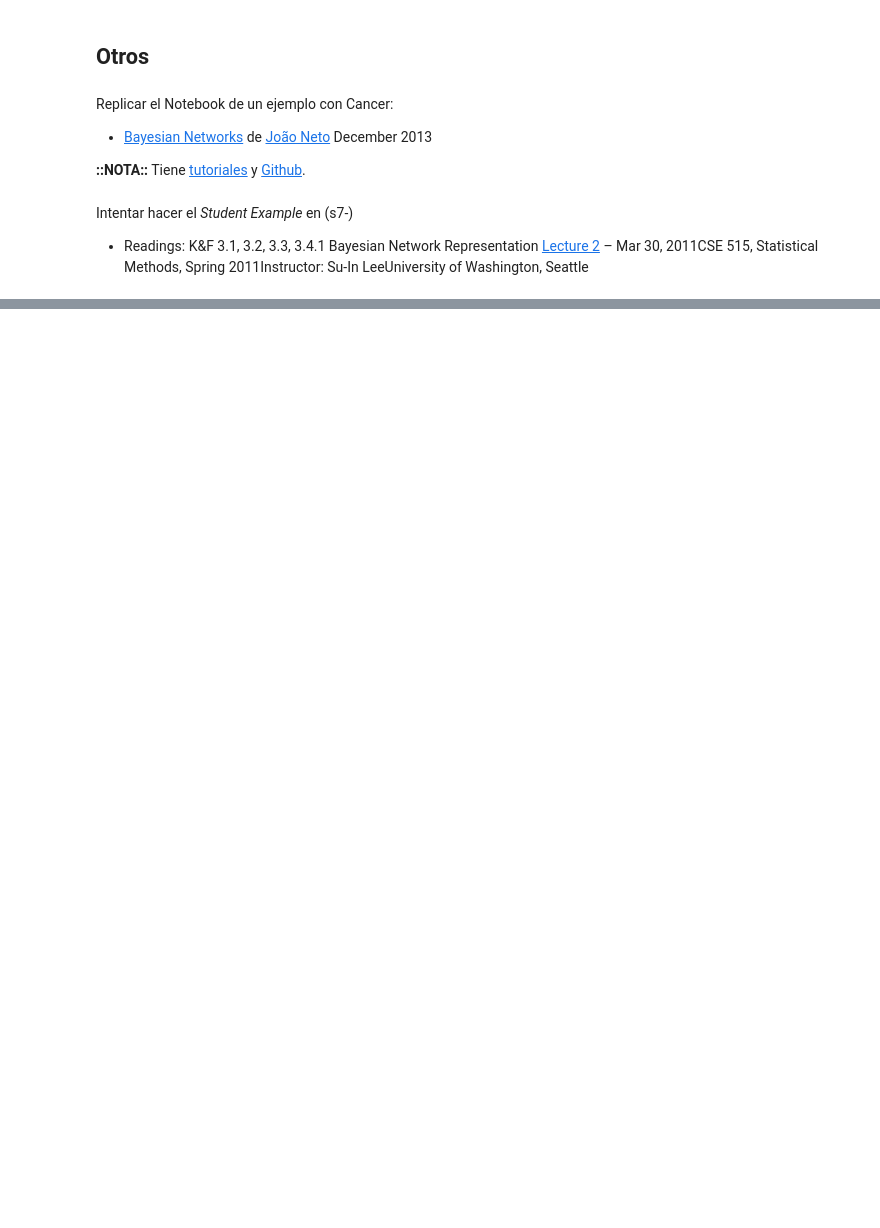
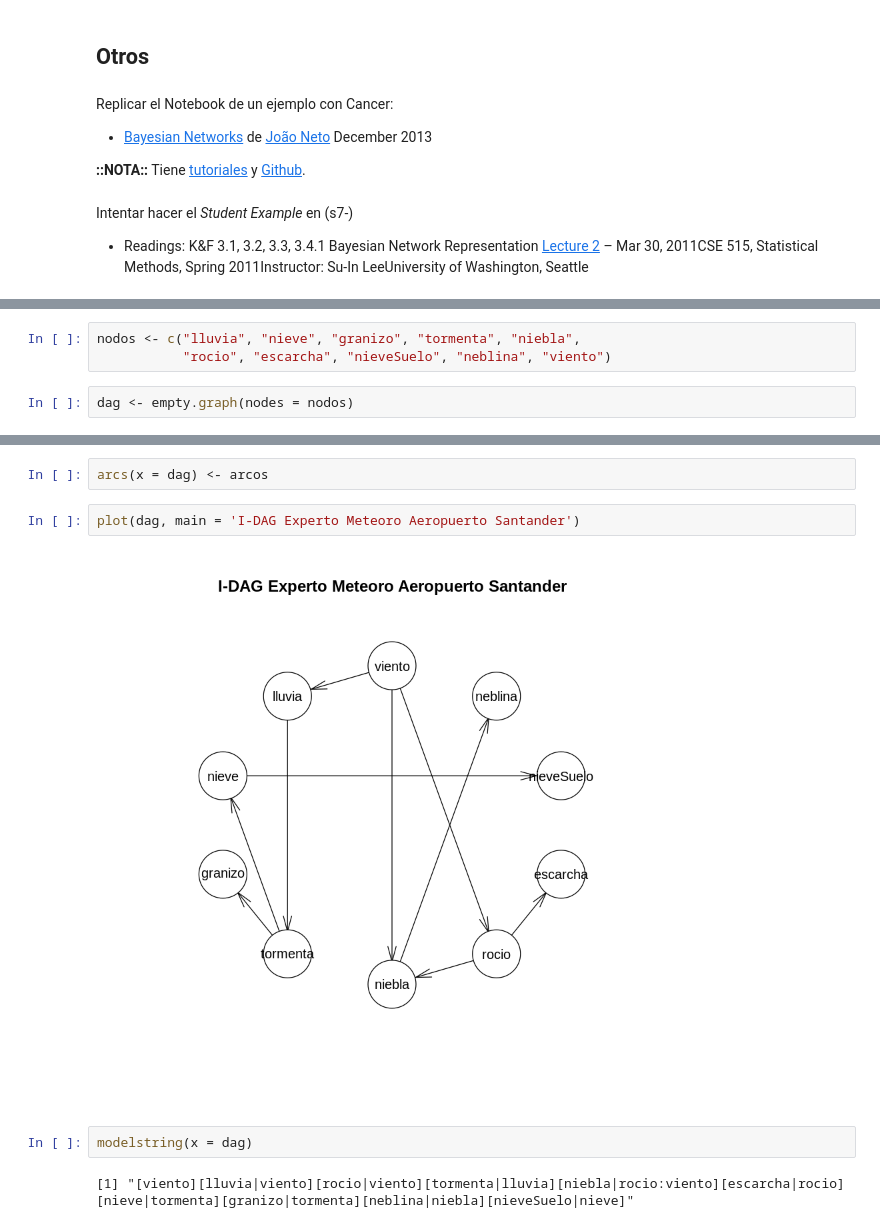
Before and after one commit to yerartdev/m1970-machine-learning-ii, a Jupyter notebook: lab/bn/gmg-bn-playground.ipynb, the cells around one changed output, grey strips where cells are left out. Saved outputs shown, nothing was run; the diff lists cells and outputs as text; blank space fills up the shorter version.

```diff
--- a/lab/bn/gmg-bn-playground.ipynb
+++ b/lab/bn/gmg-bn-playground.ipynb
@@ -630,0 +641,5 @@ Intentar hacer el *Student Example* en (s7-)
+# %%
+nodos <- c("lluvia", "nieve", "granizo", "tormenta", "niebla",
+           "rocio", "escarcha", "nieveSuelo", "neblina", "viento")
+# %%
+dag <- empty.graph(nodes = nodos)
@@ -630,0 +660,10 @@ Intentar hacer el *Student Example* en (s7-)
+# %%
+arcs(x = dag) <- arcos
+# %%
+plot(dag, main = 'I-DAG Experto Meteoro Aeropuerto Santander')
+# %% [output]
+[figure, added]
+# %%
+modelstring(x = dag)
+# %% [output]
+[1] "[viento][lluvia|viento][rocio|viento][tormenta|lluvia][niebla|rocio:viento][escarcha|rocio][nieve|tormenta][granizo|tormenta][neblina|niebla][nieveSuelo|nieve]"
```
Also changed, not shown: parts of 6 cells of this notebook.
